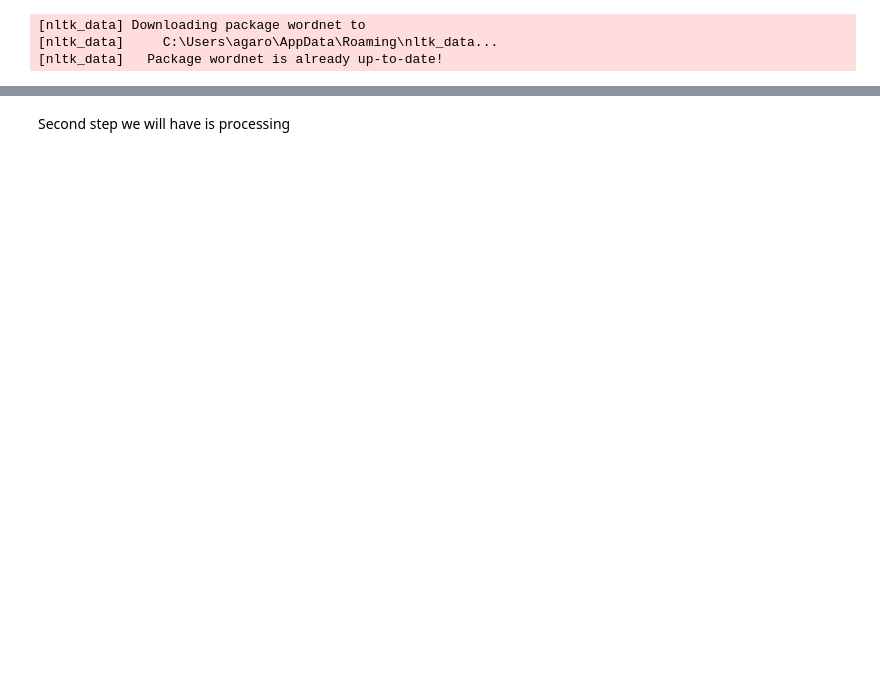
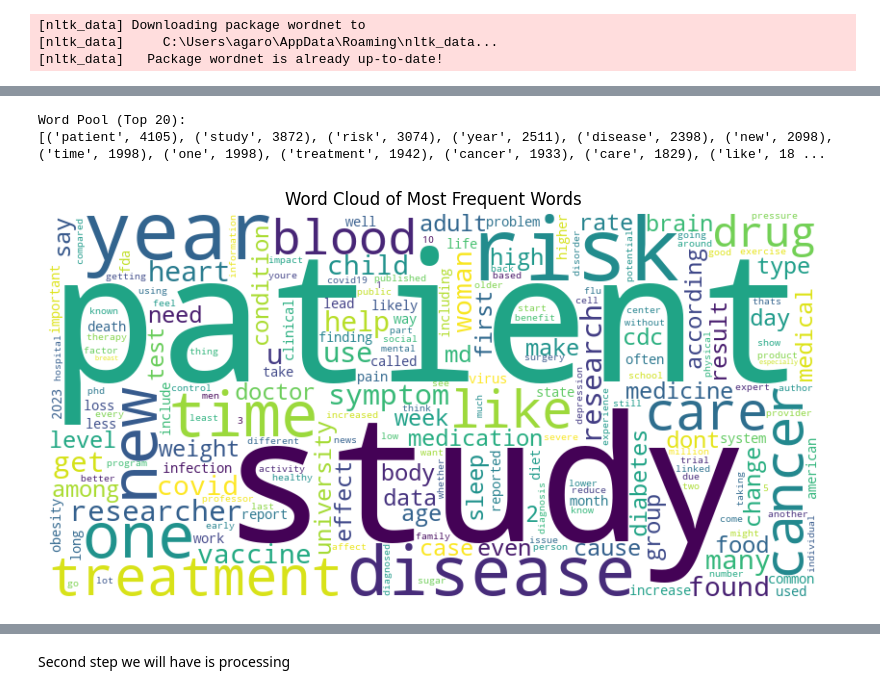
Before and after one commit to IAmMichaelP/Chiron-Data-Collection, a Jupyter notebook: chiron_algorithm2.ipynb, the cells around one changed output, grey strips where cells are left out. Cells and saved outputs as stored; diff of their text form; code cells hidden in the pictures; blank space fills up the shorter version.

```diff
--- a/chiron_algorithm2.ipynb
+++ b/chiron_algorithm2.ipynb
@@ -128,7 +139,8 @@ stopwords = set(nltk.corpus.stopwords.words('english'))
 # stopwords = stopwords | set(custom_stopwords)
 
 # Add custom stopwords
-custom_stopwords = ["'", '"', '—', '“', '”', '’', '––', '–', 'also', 'said', 'human', 'people', 'health']
+custom_stopwords = ["'", '"', '—', '“', '”', '’', '––', '–', 'said', 'human', 'people', 'health', 'also', 'would', 'could', 'said', '2025', '2024', 'dec', 'feb', 'jan', 'nov', 'oct', 'sept', 'aug', 'july', 'june',
+                                                                                                'may', 'april', 'march']
 stopwords = stopwords | set(custom_stopwords)
 # %% [output]
 [nltk_data] Downloading package stopwords to
@@ -189,0 +202,8 @@ print(df['msg_lemmatized'][1])
+# %%
+# Filter rows where 'annotation' is 1
+authentic_tokens = df[df['annotation'] == 1]['msg_lemmatized']
+
+# Display the filtered tokens
+print("Preprocessed Tokens with Annotation = 1:")
+print("Length: " + str(len(authentic_tokens)))
+print(authentic_tokens)
@@ -189,0 +248,23 @@ print(df['msg_lemmatized'][1])
+# %%
+# Create a word pool (frequency distribution) for AUTHENTIC NEWS
+word_pool = Counter()
+for tokens in authentic_tokens:
+    word_pool.update(tokens)
+
+# Display the most common words
+print("\nWord Pool (Top 20):")
+print(word_pool.most_common(50))
+
+# Generate a Word Cloud
+wordcloud = WordCloud(width=800, height=400, background_color='white').generate_from_frequencies(word_pool)
+
+# Plot the Word Cloud
+plt.figure(figsize=(10, 5))
+plt.imshow(wordcloud, interpolation='bilinear')
+plt.axis('off')
+plt.title("Word Cloud of Most Frequent Words")
+plt.show()
+# %% [output]
+Word Pool (Top 20):
+[('patient', 4105), ('study', 3872), ('risk', 3074), ('year', 2511), ('disease', 2398), ('new', 2098), ('time', 1998), ('one', 1998), ('treatment', 1942), ('cancer', 1933), ('care', 1829), ('like', 18 ...
+[figure, added]
```
Also changed, not shown: parts of 15 cells of this notebook, 2 other files.
